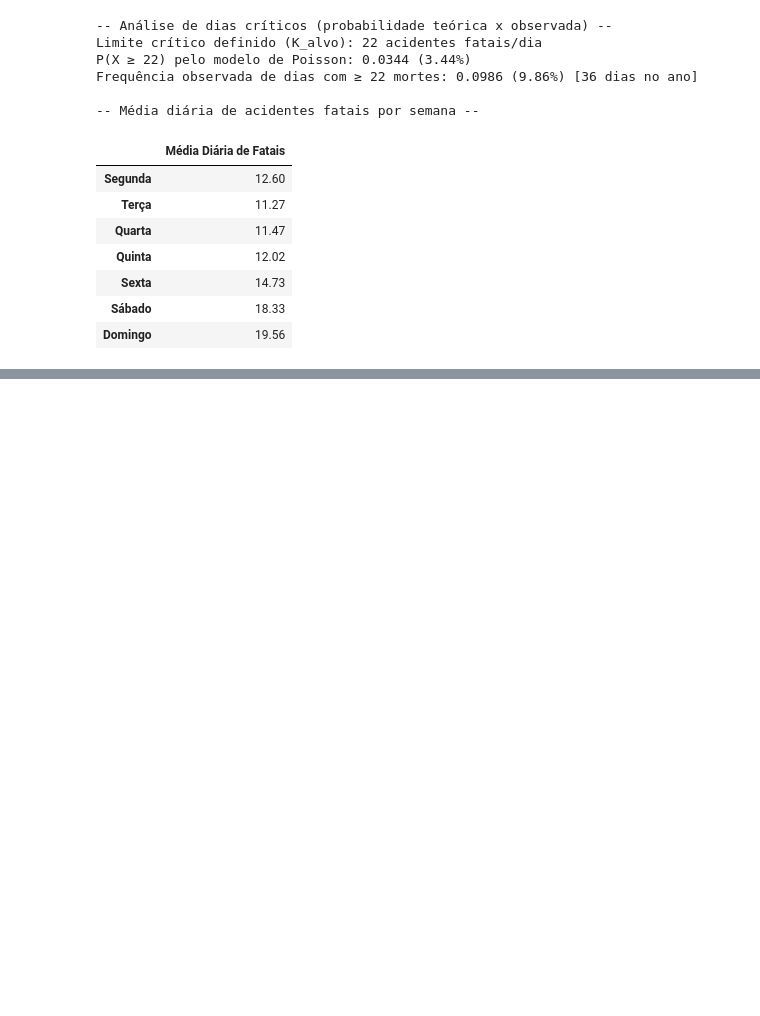
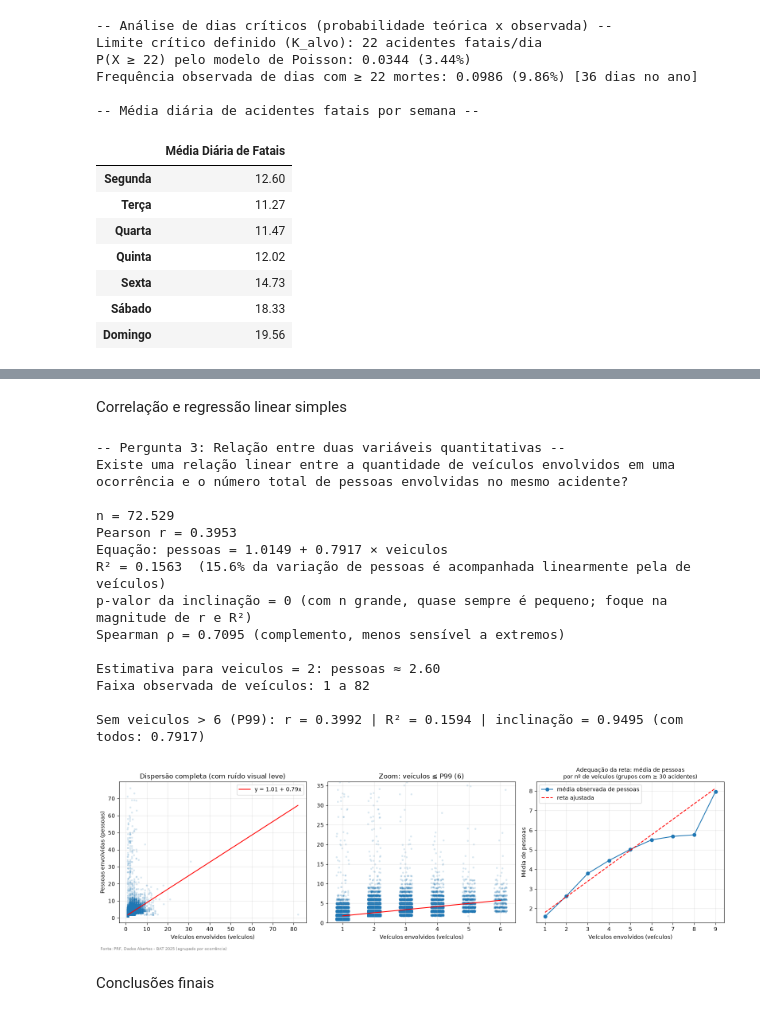
Before and after one commit to mariaeduardamazzini-beep/analise-acidentes-prf-2025, a Jupyter notebook: analise.ipynb, the cells around one changed output, grey strips where cells are left out. Drawn from its saved outputs; the diff is of its cells as text; code cells hidden in the pictures; blank space fills up the shorter version.

```diff
--- a/analise.ipynb
+++ b/analise.ipynb
@@ -658,0 +721,77 @@ Frequência observada de dias com ≥ 22 mortes: 0.0986 (9.86%) [36 dias no ano]
+# %% [markdown]
+Correlação e regressão linear simples
+# %%
+# Pergunta 3: Existe uma relação linear entre a quantidade de veículos envolvidos em uma ocorrência e o número total de pessoas envolvidas no mesmo acidente?
+print("-- Pergunta 3: Relação entre duas variáveis quantitativas --")
+print("Existe uma relação linear entre a quantidade de veículos envolvidos em uma ocorrência e o número total de pessoas envolvidas no mesmo acidente?")
+
+x, y = df["veiculos"], df["pessoas"]
+res = stats.linregress(x, y)
+r, r2 = res.rvalue, res.rvalue ** 2
+rho, _ = stats.spearmanr(x, y)
+
+print(f"\nn = {fmt(len(df))}")
+print(f"Pearson r = {r:.4f}")
+print(f"Equação: pessoas = {res.intercept:.4f} + {res.slope:.4f} × veiculos")
+print(f"R² = {r2:.4f}  ({r2 * 100:.1f}% da variação de pessoas é acompanhada linearmente pela de veículos)")
+print(f"p-valor da inclinação = {res.pvalue:.3g} (com n grande, quase sempre é pequeno; foque na magnitude de r e R²)")
+print(f"Spearman ρ = {rho:.4f} (complemento, menos sensível a extremos)")
+
+# Estimativa dentro da faixa observada
+X0 = 2
+assert x.min() <= X0 <= x.max(), "X0 fora da faixa observada"
+print(f"\nEstimativa para veiculos = {X0}: pessoas ≈ {res.intercept + res.slope * X0:.2f}")
+print(f"Faixa observada de veículos: {x.min()} a {x.max()}")
+
+corte = x.quantile(.99) #sensibilidade a valores extremos
+sub = df[df["veiculos"] <= corte]
+res_sub = stats.linregress(sub["veiculos"], sub["pessoas"])
+print(f"\nSem veiculos > {corte:.0f} (P99): r = {res_sub.rvalue:.4f} | R² = {res_sub.rvalue ** 2:.4f} | "
+      f"inclinação = {res_sub.slope:.4f} (com todos: {res.slope:.4f})")
+
+rng_j = np.random.default_rng(SEED)
+jx = rng_j.uniform(-0.2, 0.2, len(df))
+jy = rng_j.uniform(-0.2, 0.2, len(df))
+xs = np.array([x.min(), x.max()])
+
+fig, (ax1, ax2, ax3) = plt.subplots(1, 3, figsize=(16, 4.8))
+ax1.scatter(x + jx, y + jy, s=6, alpha=0.12)
+ax1.plot(xs, res.intercept + res.slope * xs, "r-", label=f"y = {res.intercept:.2f} + {res.slope:.2f}x")
+ax1.set_title("Dispersão completa (com ruído visual leve)")
+ax1.set_xlabel("Veículos envolvidos (veículos)"); ax1.set_ylabel("Pessoas envolvidas (pessoas)")
+ax1.legend()
+
+z = df[df["veiculos"] <= corte]
+ax2.scatter(z["veiculos"] + jx[: len(z)], z["pessoas"] + jy[: len(z)], s=6, alpha=0.12)
+xz = np.array([z["veiculos"].min(), z["veiculos"].max()])
+ax2.plot(xz, res.intercept + res.slope * xz, "r-")
+ax2.set_ylim(0, z["pessoas"].quantile(.999) + 1)
+ax2.set_title(f"Zoom: veículos ≤ P99 ({corte:.0f})")
+ax2.set_xlabel("Veículos envolvidos (veículos)")
+
+g = df.groupby("veiculos")["pessoas"].agg(["mean", "size"])
+g = g[g["size"] >= 30]
+ax3.plot(g.index, g["mean"], "o-", label="média observada de pessoas")
+ax3.plot(g.index, res.intercept + res.slope * g.index, "r--", label="reta ajustada")
+ax3.set_title("Adequação da reta: média de pessoas\npor nº de veículos (grupos com ≥ 30 acidentes)", fontsize=10)
+ax3.set_xlabel("Veículos envolvidos (veículos)"); ax3.set_ylabel("Média de pessoas")
+ax3.legend()
+salvar(fig, "dispersao_regressao")
+# %% [output]
+-- Pergunta 3: Relação entre duas variáveis quantitativas --
+Existe uma relação linear entre a quantidade de veículos envolvidos em uma ocorrência e o número total de pessoas envolvidas no mesmo acidente?
+
+n = 72.529
+Pearson r = 0.3953
+Equação: pessoas = 1.0149 + 0.7917 × veiculos
+R² = 0.1563  (15.6% da variação de pessoas é acompanhada linearmente pela de veículos)
+p-valor da inclinação = 0 (com n grande, quase sempre é pequeno; foque na magnitude de r e R²)
+Spearman ρ = 0.7095 (complemento, menos sensível a extremos)
+
+Estimativa para veiculos = 2: pessoas ≈ 2.60
+Faixa observada de veículos: 1 a 82
+
+Sem veiculos > 6 (P99): r = 0.3992 | R² = 0.1594 | inclinação = 0.9495 (com todos: 0.7917)
+[figure, added]
+# %% [markdown]
+Conclusões finais
```
Also changed, not shown: parts of 5 cells of this notebook.
